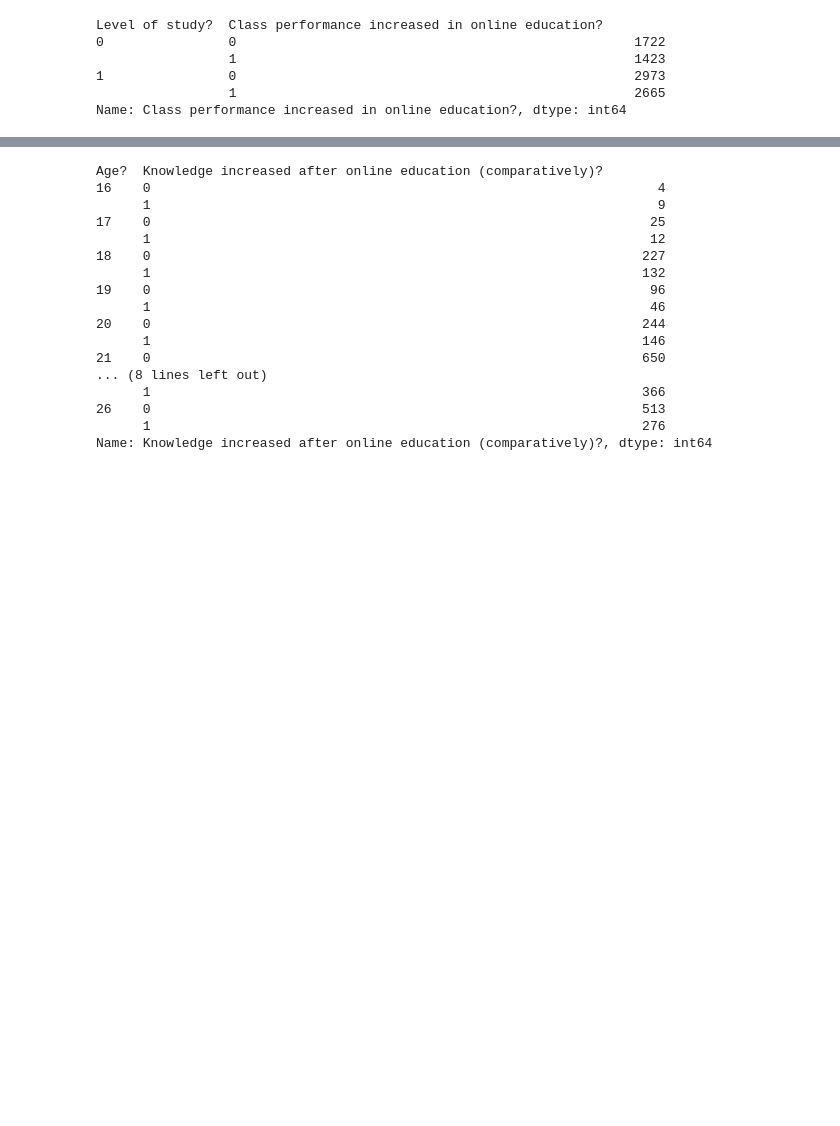
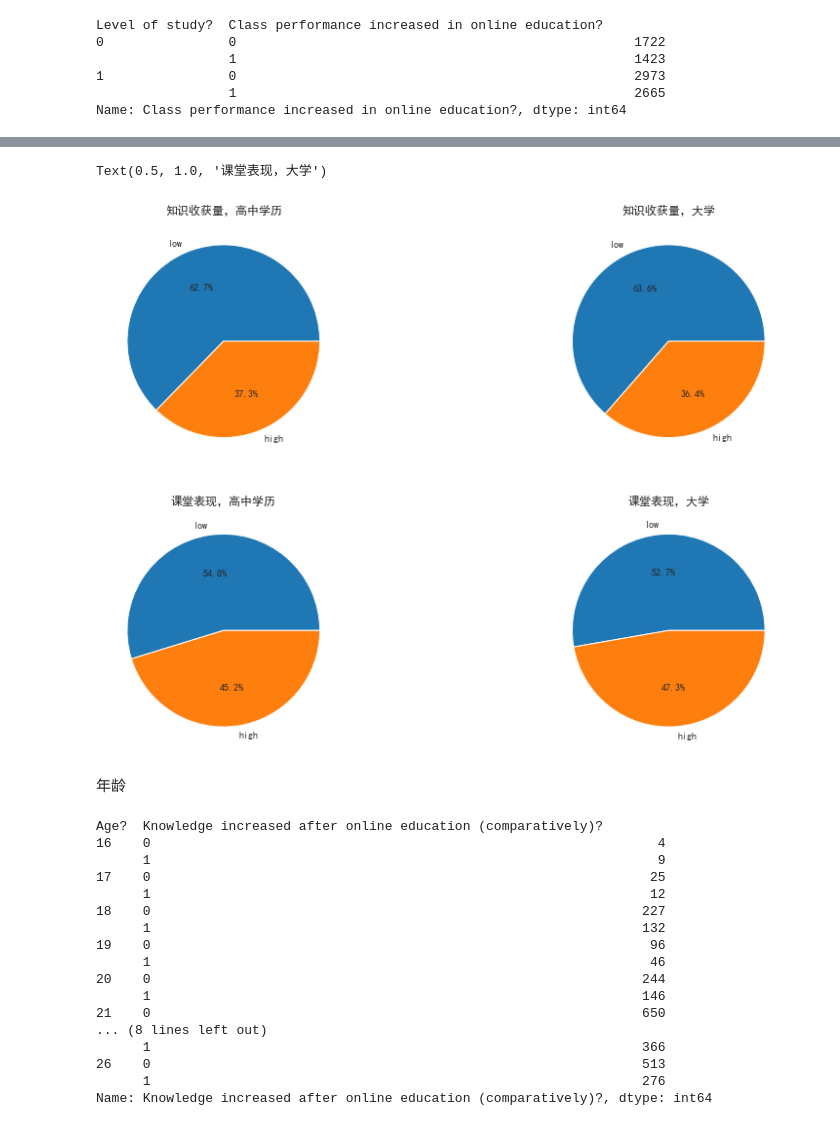
Before and after one commit to TakanashiXny/Introduction-of-DaSE, a Jupyter notebook: final/final2.ipynb, the cells around one changed output, grey strips where cells are left out. Saved outputs shown, nothing was run; the diff lists cells and outputs as text; code cells hidden in the pictures; blank space fills up the shorter version.

```diff
--- a/final/final2.ipynb
+++ b/final/final2.ipynb
@@ -388,3 +389,33 @@ Text(0.5, 1.0, '课堂表现与教育程度的关系')
+# %%
+plt.figure(figsize=(15, 10))
+labels = ['low', 'high']
+plt.subplot(221)
+hsc = [Levelk[0][0], Levelk[0][1]]
+plt.pie(hsc, labels=labels, autopct='%1.1f%%')
+plt.title("知识收获量，高中学历")
+
+
+plt.subplot(222)
+college = [Levelk[1][0], Levelk[1][1]]
+plt.pie(college, labels=labels, autopct='%1.1f%%')
+plt.title("知识收获量，大学")
+
+
+plt.subplot(223)
+hsc = [Levelc[0][0], Levelc[0][1]]
+plt.pie(hsc, labels=labels, autopct='%1.1f%%')
+plt.title("课堂表现，高中学历")
+
+
+plt.subplot(224)
+college = [Levelc[1][0], Levelc[1][1]]
+plt.pie(college, labels=labels, autopct='%1.1f%%')
+plt.title("课堂表现，大学")
+# %% [output]
+Text(0.5, 1.0, '课堂表现，大学')
+[figure, added]
+# %% [markdown]
+年龄
 # %%
 Agek = data2.groupby(['Age?', 'Knowledge increased after online education (comparatively)?'])['Knowledge increased after online education (comparatively)?'].count()
 Agek
```
Also changed, not shown: parts of 57 cells of this notebook.
